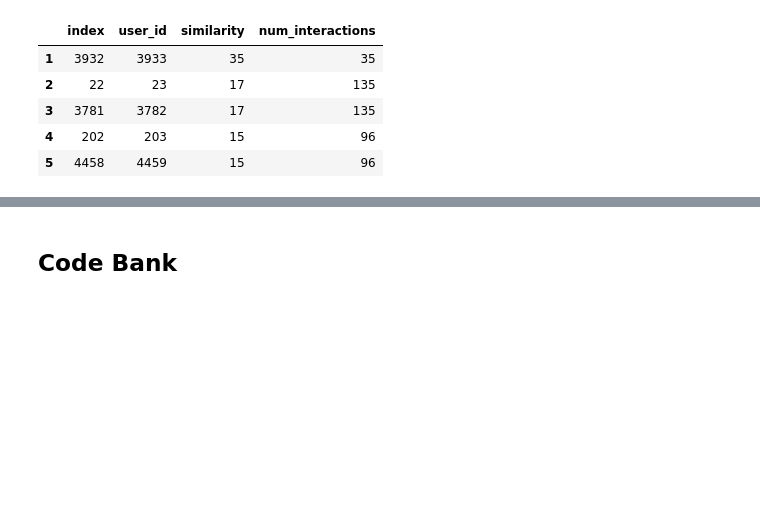
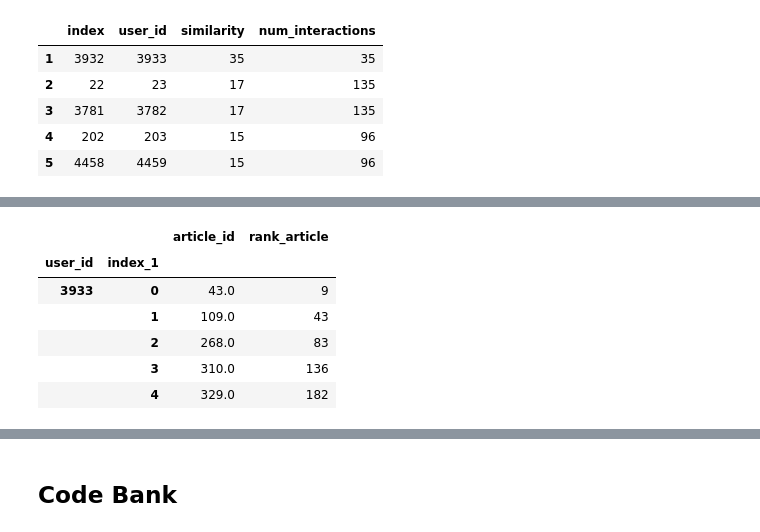
Before and after one commit to bvcmartins/recommendations_IBM, a Jupyter notebook: recommendations.ipynb, the cells around one changed output, grey strips where cells are left out. Cells and saved outputs as stored; diff of their text form; code cells hidden in the pictures; blank space fills up the shorter version.

Commit message:
added function user_user_recs_part2

```diff
--- a/recommendations.ipynb
+++ b/recommendations.ipynb
@@ -789,13 +888,17 @@ def user_user_recs_part2(user_id, m=10):
 # %%
-user_id=1
-df_ = get_top_sorted_users(user_id, df=df, user_item=user_item)
-#[user for user in df_.user_id.tolist()]
-list_users = df_.user_id.tolist()
+for user in df_.user_id.tolist():
+    user_read, _ = get_user_articles(user, user_item=user_item)
+    np.intersect1d(np.array(rank_articles), np.array(user_read))
+
+    recommend.extend(set(target_read).difference(user_read))
+
+
+np.intersect1d(np.array(rank_articles), np.array(recommend))
+#recommend
+#[x for _,x in sorted(zip(Y,X))]
 #df2[df2['user_id']==user_id]
+#rank_articles = {article:n for n, article in enumerate(df2.groupby('article_id').size().sort_values(ascending=False).index)}
 
-rank_articles = {article:i for i,article in
-                 enumerate(df2.groupby('article_id').size().sort_values(ascending=False).tolist())}
-
-rank_articles
-df2[df2.user_id==3933]['article_id'].apply(lambda x: x)
+#df_.head()
+#df2[df2.user_id==3933]['article_id'].apply(lambda x: x)
 # %% [output]
@@ -861,0 +939,21 @@ Length: 714, dtype: int64
+# %%
+df_2 = df_.copy()
+df_2['samples'] = df_2.user_id.apply(lambda x: get_articles(x))
+df_3 = pd.DataFrame(df_2.apply(lambda x: pd.Series(x['samples']),axis=1).stack())
+df_3.index.set_levels(df_2.user_id, level=0, inplace=True)
+#df_3['similarity']=df_['similarity']
+df_3.rename(columns={0:'article_id'},inplace=True)
+df_3.index.names = ['user_id','index_1']
+df_3['rank_article'] = df_3['article_id'].map(rank_articles)
+#pd.concat([df_3], keys=df_['similarity'], names=['Firstlevel'])
+#.sort_values(ascending=False)
+df_3.head()
+#.reset_index(level=1, drop=True)
+# %% [output]
+|  |  | article_id | rank_article |
+| user_id | index_1 |  |  |
+| 3933 | 0 | 43.0 | 9 |
+|  | 1 | 109.0 | 43 |
+|  | 2 | 268.0 | 83 |
+|  | 3 | 310.0 | 136 |
+|  | 4 | 329.0 | 182 |
```
Also changed, not shown: parts of 15 cells of this notebook.
